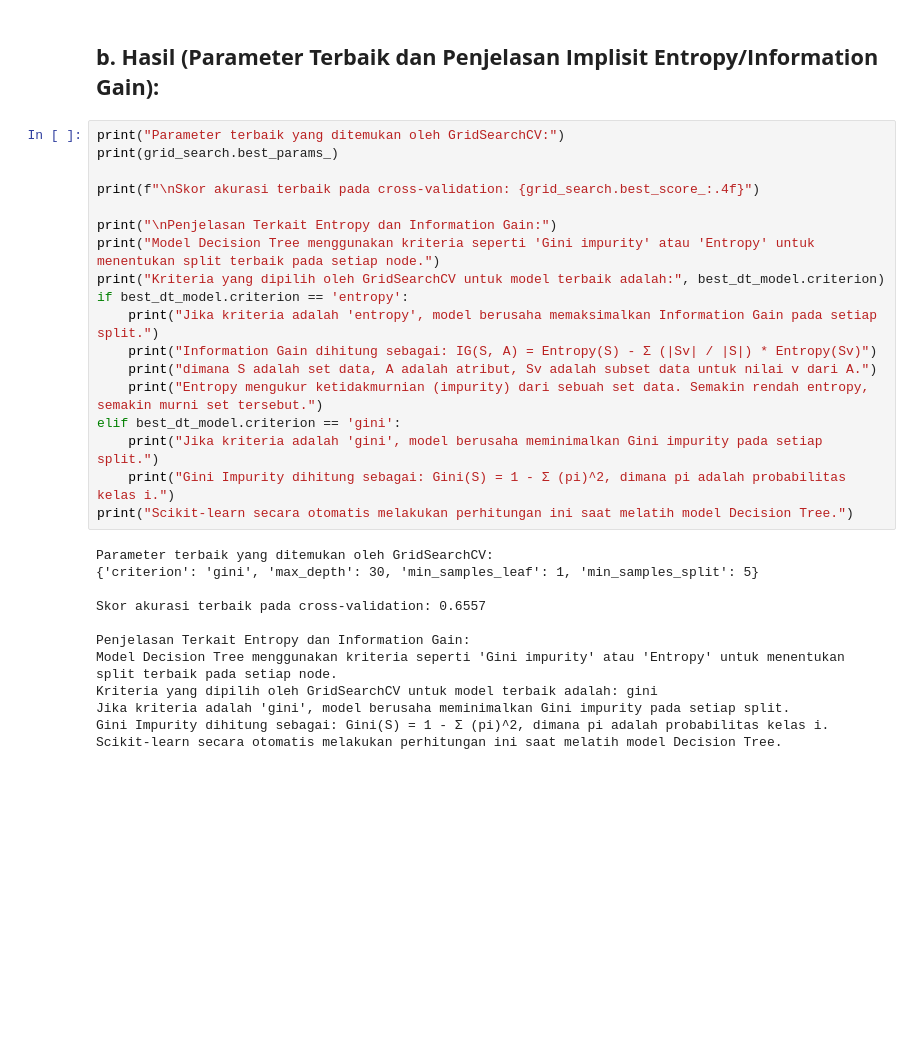
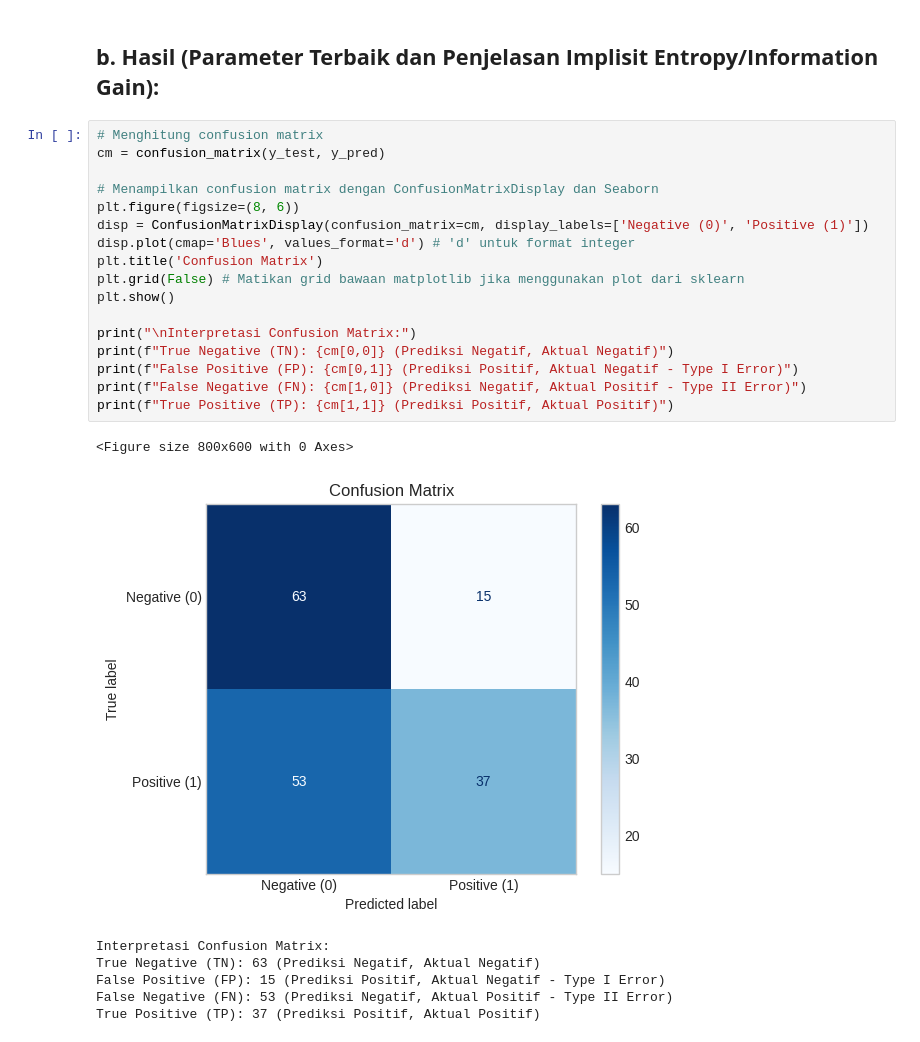
Before and after one commit to LatiefDataVisionary/text-mining-and-natural-language-processing-college-task, a Jupyter notebook: notebooks/decision_tree_model.ipynb, the cells around one changed output. Drawn from its saved outputs; the diff is of its cells as text; blank space fills up the shorter version.

```diff
--- a/notebooks/decision_tree_model.ipynb
+++ b/notebooks/decision_tree_model.ipynb
@@ -362,33 +362,28 @@ Positive (1)       0.71      0.41      0.52        90
 weighted avg       0.63      0.60      0.58       168
 # %% [markdown]
 ## **b. Hasil (Parameter Terbaik dan Penjelasan Implisit Entropy/Information Gain):**
-# %%
-print("Parameter terbaik yang ditemukan oleh GridSearchCV:")
-print(grid_search.best_params_)
-
-print(f"\nSkor akurasi terbaik pada cross-validation: {grid_search.best_score_:.4f}")
-
-print("\nPenjelasan Terkait Entropy dan Information Gain:")
-print("Model Decision Tree menggunakan kriteria seperti 'Gini impurity' atau 'Entropy' untuk menentukan split terbaik pada setiap node.")
-print("Kriteria yang dipilih oleh GridSearchCV untuk model terbaik adalah:", best_dt_model.criterion)
-if best_dt_model.criterion == 'entropy':
-    print("Jika kriteria adalah 'entropy', model berusaha memaksimalkan Information Gain pada setiap split.")
-    print("Information Gain dihitung sebagai: IG(S, A) = Entropy(S) - Σ (|Sv| / |S|) * Entropy(Sv)")
-    print("dimana S adalah set data, A adalah atribut, Sv adalah subset data untuk nilai v dari A.")
-    print("Entropy mengukur ketidakmurnian (impurity) dari sebuah set data. Semakin rendah entropy, semakin murni set tersebut.")
-elif best_dt_model.criterion == 'gini':
-    print("Jika kriteria adalah 'gini', model berusaha meminimalkan Gini impurity pada setiap split.")
-    print("Gini Impurity dihitung sebagai: Gini(S) = 1 - Σ (pi)^2, dimana pi adalah probabilitas kelas i.")
-print("Scikit-learn secara otomatis melakukan perhitungan ini saat melatih model Decision Tree.")
-# %% [output]
-Parameter terbaik yang ditemukan oleh GridSearchCV:
-{'criterion': 'gini', 'max_depth': 30, 'min_samples_leaf': 1, 'min_samples_split': 5}
-
-Skor akurasi terbaik pada cross-validation: 0.6557
-
-Penjelasan Terkait Entropy dan Information Gain:
-Model Decision Tree menggunakan kriteria seperti 'Gini impurity' atau 'Entropy' untuk menentukan split terbaik pada setiap node.
-Kriteria yang dipilih oleh GridSearchCV untuk model terbaik adalah: gini
-Jika kriteria adalah 'gini', model berusaha meminimalkan Gini impurity pada setiap split.
-Gini Impurity dihitung sebagai: Gini(S) = 1 - Σ (pi)^2, dimana pi adalah probabilitas kelas i.
-Scikit-learn secara otomatis melakukan perhitungan ini saat melatih model Decision Tree.
+# %%
+# Menghitung confusion matrix
+cm = confusion_matrix(y_test, y_pred)
+
+# Menampilkan confusion matrix dengan ConfusionMatrixDisplay dan Seaborn
+plt.figure(figsize=(8, 6))
+disp = ConfusionMatrixDisplay(confusion_matrix=cm, display_labels=['Negative (0)', 'Positive (1)'])
+disp.plot(cmap='Blues', values_format='d') # 'd' untuk format integer
+plt.title('Confusion Matrix')
+plt.grid(False) # Matikan grid bawaan matplotlib jika menggunakan plot dari sklearn
+plt.show()
+
+print("\nInterpretasi Confusion Matrix:")
+print(f"True Negative (TN): {cm[0,0]} (Prediksi Negatif, Aktual Negatif)")
+print(f"False Positive (FP): {cm[0,1]} (Prediksi Positif, Aktual Negatif - Type I Error)")
+print(f"False Negative (FN): {cm[1,0]} (Prediksi Negatif, Aktual Positif - Type II Error)")
+print(f"True Positive (TP): {cm[1,1]} (Prediksi Positif, Aktual Positif)")
+# %% [output]
+<Figure size 800x600 with 0 Axes>
+[figure, added]
+Interpretasi Confusion Matrix:
+True Negative (TN): 63 (Prediksi Negatif, Aktual Negatif)
+False Positive (FP): 15 (Prediksi Positif, Aktual Negatif - Type I Error)
+False Negative (FN): 53 (Prediksi Negatif, Aktual Positif - Type II Error)
+True Positive (TP): 37 (Prediksi Positif, Aktual Positif)
```
Also changed, not shown: parts of 5 cells of this notebook.
